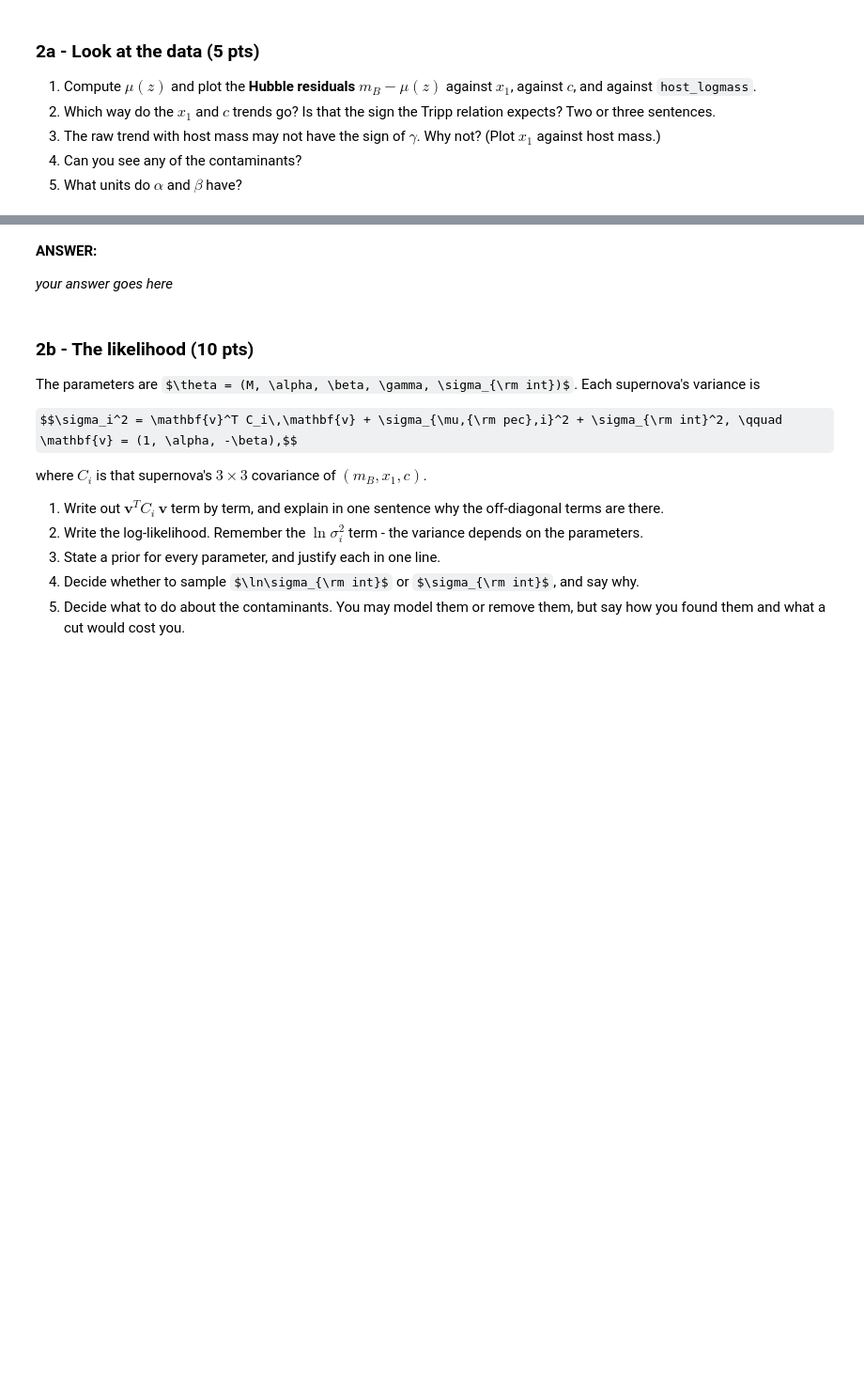
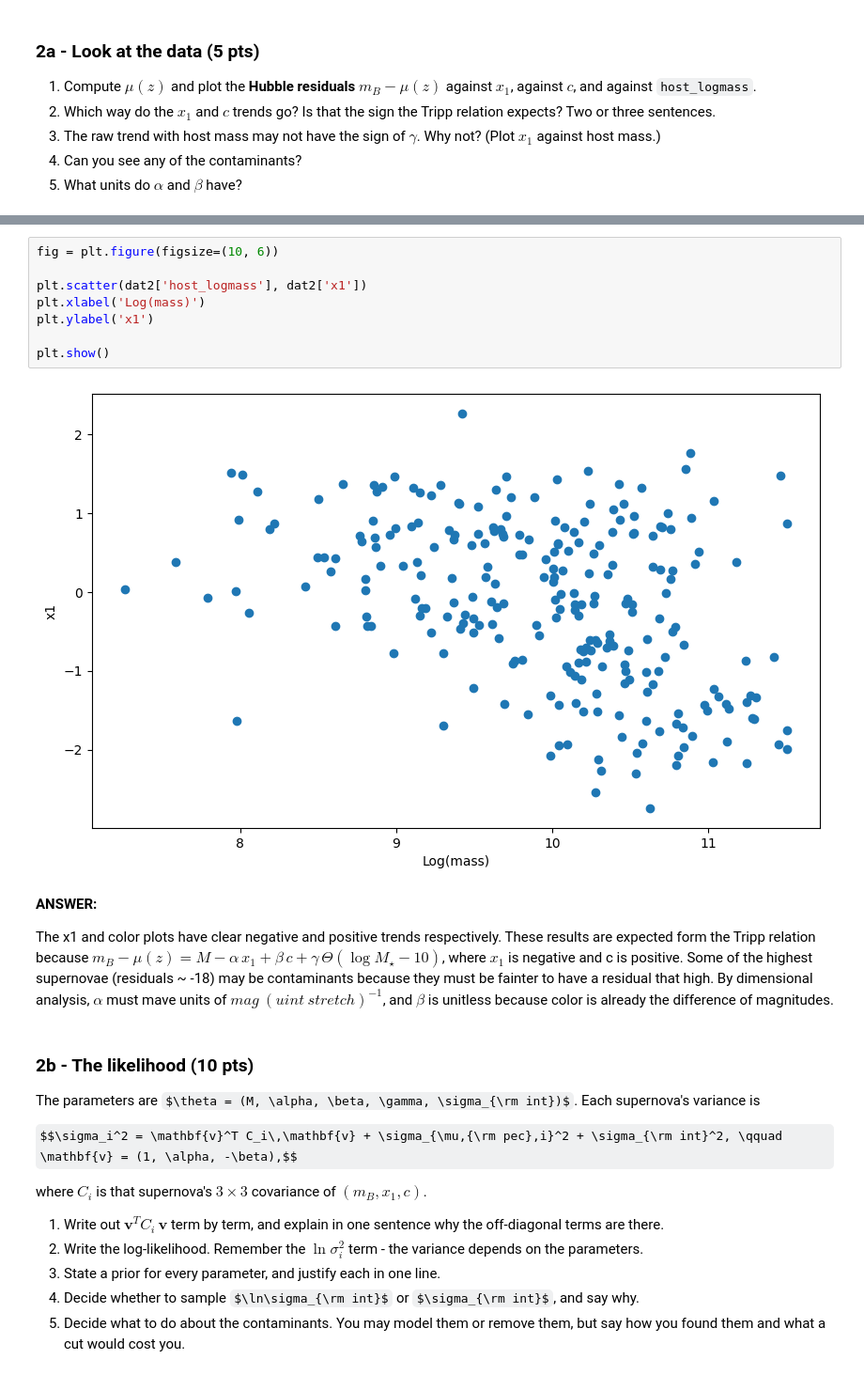
Before and after one commit to andrewtsteves/ast457_2026_Fall, a Jupyter notebook: submissions/asteves2/midterm.ipynb, the cells around one changed output, grey strips where cells are left out. Shown at 94% size. Saved outputs shown, nothing was run; the diff lists cells and outputs as text; some formulas as TeX source; blank space fills up the shorter version.

```diff
--- a/submissions/asteves2/midterm.ipynb
+++ b/submissions/asteves2/midterm.ipynb
@@ -290,7 +315,17 @@ We planted between **two and four contaminants** in your file - objects whose `m
+# %%
+fig = plt.figure(figsize=(10, 6))
+
+plt.scatter(dat2['host_logmass'], dat2['x1'])
+plt.xlabel('Log(mass)')
+plt.ylabel('x1')
+
+plt.show()
+# %% [output]
+[figure, added]
 # %% [markdown]
 **ANSWER:**
 
-*your answer goes here*
+The x1 and color plots have clear negative and positive trends respectively. These results are expected form the Tripp relation because $m_B - \mu(z) = M - \alpha\,x_1 + \beta\,c + \gamma\,\Theta(\log M_\star - 10)$, where $x_{1}$ is negative and c is positive. Some of the highest supernovae (residuals ~ -18) may be contaminants because they must be fainter to have a residual that high. By dimensional analysis, $\alpha$ must mave units of $mag$ $(uint\ stretch)^{-1}$, and $\beta$ is unitless because color is already the difference of magnitudes.
 # %% [markdown]
 ### 2b - The likelihood (10 pts)
 
```
Also changed, not shown: parts of 14 cells of this notebook.
